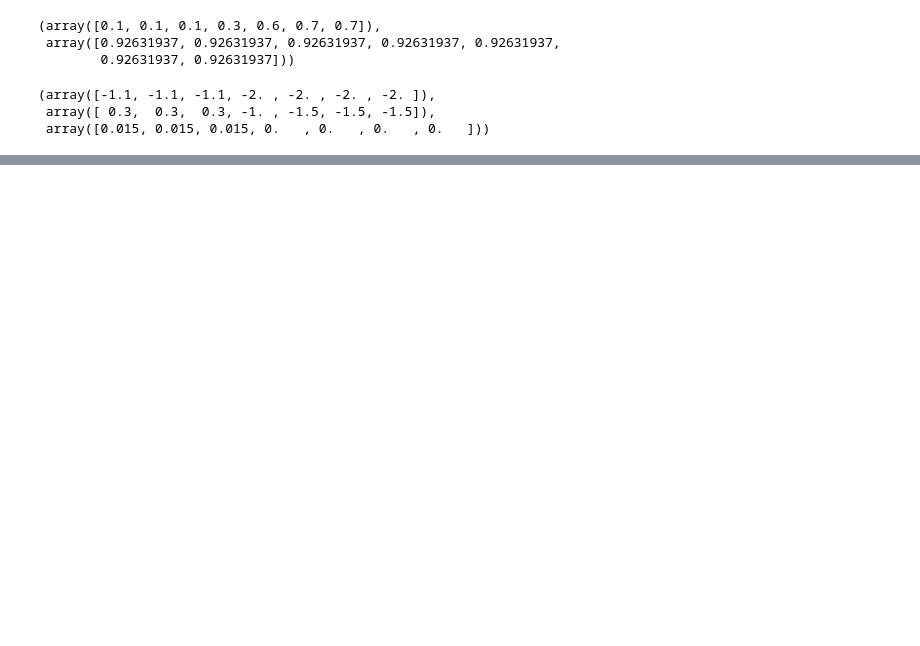
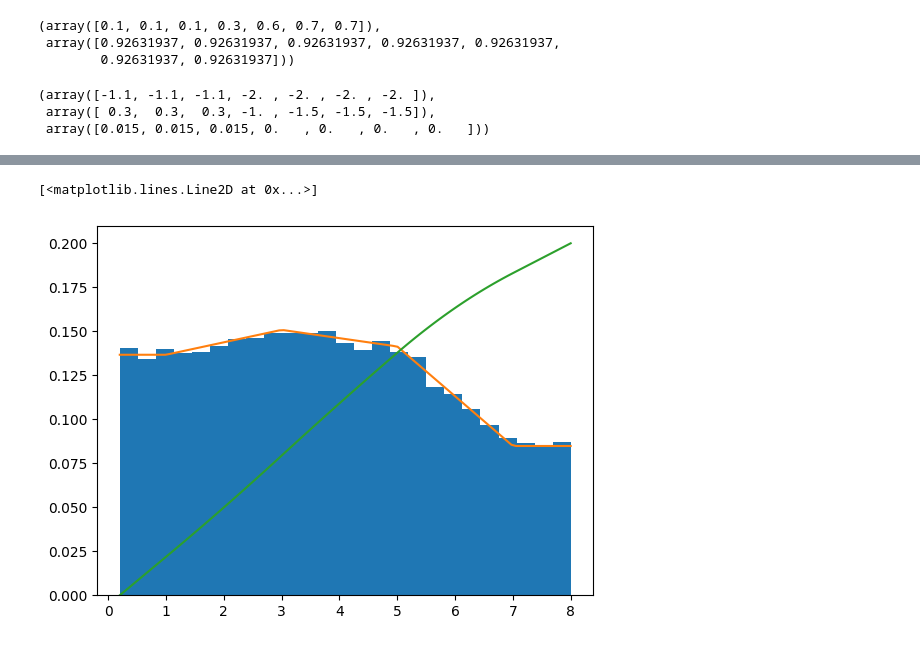
Before and after one commit to emilyhunt/ocelot, a Jupyter notebook: docs/tutorials/binary_star_models.ipynb, the cells around one changed output, grey strips where cells are left out. Drawn from its saved outputs; the diff is of its cells as text; code cells hidden in the pictures; blank space fills up the shorter version.

```diff
--- a/docs/tutorials/binary_star_models.ipynb
+++ b/docs/tutorials/binary_star_models.ipynb
@@ -27,0 +34,12 @@ moe_distefano_17._get_mass_ratio_distribution_parameters(masses, np.full_like(ma
+# %%
+x, y = moe_distefano_17._get_period_pdf(np.atleast_1d(16.0))
+ppf, y1 = moe_distefano_17._get_period_percentile_point_function(np.atleast_1d(16.0))
+ppf = ppf.flatten()
+pp = moe_distefano_17._sample_period(np.full(100000, 16))
+_ = plt.hist(pp, bins=25, density=True)
+plt.plot(x, y.flatten())
+plt.plot(x, ppf / 5)
+# plt.plot(x, np.gradient(ppf, x))
+# %% [output]
+[<matplotlib.lines.Line2D at 0x...>]
+[figure, added]
```
Also changed, not shown: parts of 7 cells of this notebook, 2 other files.
